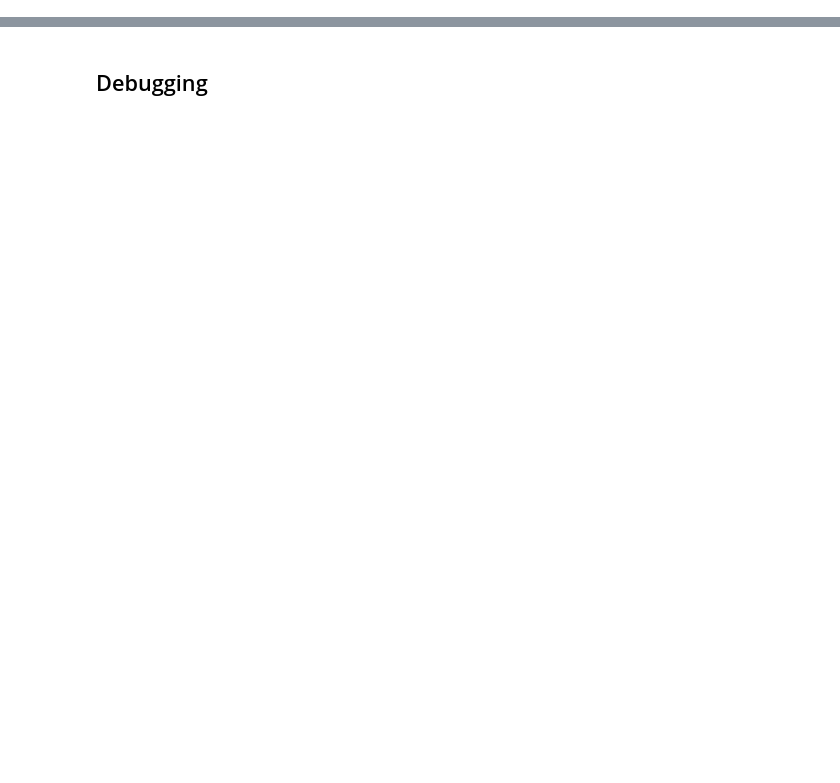
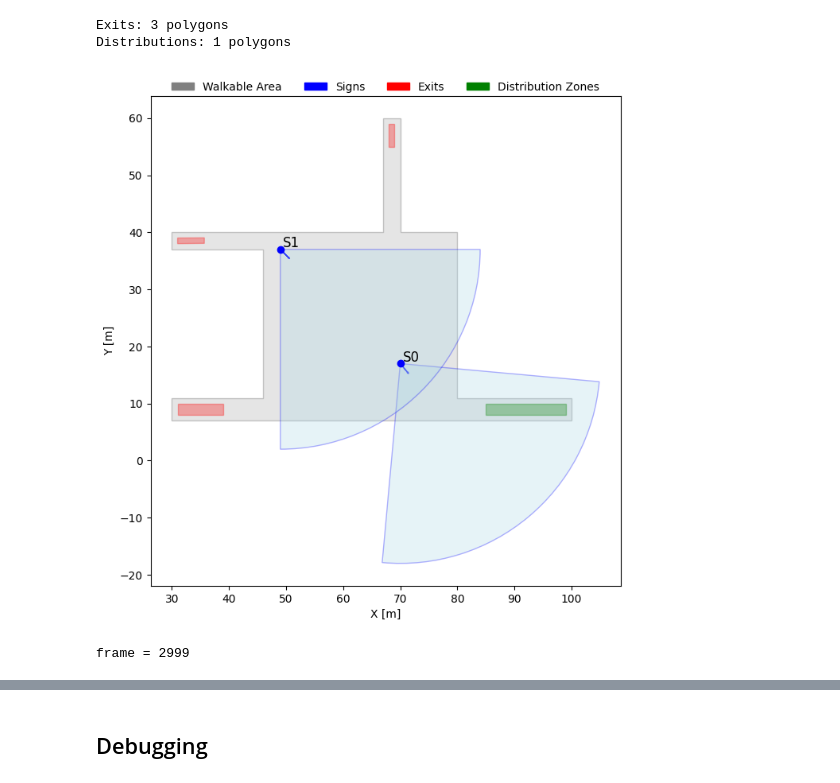
Before and after one commit to chraibi/hirai_tarui, a Jupyter notebook: run.ipynb, the cells around one changed output, grey strips where cells are left out. Drawn from its saved outputs; the diff is of its cells as text; code cells hidden in the pictures; blank space fills up the shorter version.

```diff
--- a/run.ipynb
+++ b/run.ipynb
@@ -11,8 +17,4 @@ from src.parameters import ForceParameters
 # %%
-from shapely import wkt
-import matplotlib.pyplot as plt
-from matplotlib.patches import Circle
-import matplotlib.patches as mpatches
 geometry_file = "data/geometry.wkt"
 with open(geometry_file, "r") as myfile:
     data = myfile.read().strip()
@@ -24,6 +26,12 @@ polygons = list(geometry_collection.geoms)  # Unpack main-level geometries
 area = polygons[0].geoms[0]
 area_no_holes = Polygon(area.exterior.coords)
 signs = polygons[0].geoms[0].interiors
+sign_points = [np.array(sign.centroid.coords[0]) for sign in signs]
+#sign_points = [np.array([70., 17.]), np.array([49., 37.]), np.array([68.5, 37. ])]
+sign_orientations = [np.array([80, 5])-np.array([70., 17.]), [1,-1], [0,-1]]
+
+sign_points = sign_points[:-1]
+sign_orientations = sign_orientations[:-1]
 # Extract exits (second collection)
 exit_polygons = []
 if len(polygons) > 1:
@@ -38,8 +46,11 @@ if len(polygons) > 2:
 
 print(f"Exits: {len(exit_polygons)} polygons")
 print(f"Distributions: {len(distribution_polygons)} polygons")
+# %% [output]
+Exits: 3 polygons
+Distributions: 1 polygons
 # %%
-def plot_geometry(geometry_collection, positions=None):
+def plot_geometry(geometry_collection,  vision_radius =20.0, positions=None):
     """Plot the geometry collection with different colors for each geometry type."""
     fig, ax = plt.subplots(figsize=(8, 8))
     if geometry_collection.is_empty:
@@ -59,20 +70,27 @@ def plot_geometry(geometry_collection, positions=None):
         x, y = geom.exterior.xy
         plt.fill(x, y, alpha=0.2,  edgecolor="black", facecolor="gray")
 
+    # Plot signs and their cones
 
-    for hole in geom.interiors:
-        hole_polygon = Polygon(hole)
-        centroid = hole_polygon.centroid
-        radius = hole_polygon.minimum_rotated_rectangle.length / (2 * np.pi)  # rough approx
-        circle = Circle(
-            (centroid.x, centroid.y),
-            radius=radius,
-            edgecolor="blue",
-            facecolor="blue",
-            linewidth=1.0,
-            alpha=0.7
+    sign_fov_angle = np.pi/2.0
+    for i, (pos, orient) in enumerate(zip(sign_points, sign_orientations)):
+        # Normalize orientation
+        orient = orient / np.linalg.norm(orient)
+
+        # Sign point and direction
+        ax.plot(*pos, 'bo')
+        ax.arrow(*pos, *(orient * 2), head_width=0.2, color='blue')
+
+        # Draw vision wedge for each sign
+        angle_deg = np.degrees(np.arctan2(orient[1], orient[0]))
+        wedge = plt.matplotlib.patches.Wedge(
+            pos, vision_radius,
+            theta1=angle_deg - np.degrees(sign_fov_angle) / 2,
+            theta2=angle_deg + np.degrees(sign_fov_angle) / 2,
+            facecolor='lightblue', alpha=0.3, edgecolor='blue'
         )
-        ax.add_patch(circle)
+        ax.add_patch(wedge)
+        ax.text(pos[0]+0.4, pos[1]+0.4, f"S{i}", fontsize=12)
 
 
 
@@ -109,9 +127,12 @@ def plot_geometry(geometry_collection, positions=None):
     )
     ax.set_xlabel("X [m]")
     ax.set_ylabel("Y [m]")
+    ax.set_aspect("equal")
     plt.show()
-
-plot_geometry(geometry_collection)
+# %%
+plot_geometry(geometry_collection, vision_radius=35)
+# %% [output]
+[figure, added]
 # %%
 params = ForceParameters(
     a=0.2,
@@ -131,7 +154,5 @@ params = ForceParameters(
 # %%
 # Run simulation
-dt, steps = 0.01, 1000
-num_agents = 20
 distribution = distribution_polygons[0]
 walls = extract_walls_from_geometry(area_no_holes)
 exits = exit_polygons
@@ -143,15 +164,13 @@ positions = jps.distribute_by_number(
 )
 
 agents = []
-for position in positions:
-    agent = Agent(position=position, velocity=[-1.0, 0.0], params=params)
+for idx, position in enumerate(positions):
+    agent = Agent(position=position, id=idx,velocity=[-1.0, 0.0], params=params)
     agents.append(agent)
-
-h_i = np.array([params.hi]*2)
-
 
 active_agents = list(range(len(agents)))  # keep track of active agent indices
 
+sign_position_orientation = [(position, orientation) for position, orientation in zip(sign_points, sign_orientations)]
 # Simulation
 trajectories = []
 for frame in range(steps):
@@ -166,7 +185,7 @@ for frame in range(steps):
         others = [(agents[j].x, agents[j].v) for j in active_agents if j != i]
 
         # Compute forces and update
-        agent.compute_forces(others, walls, signs=signs, exits=exits, h_i=h_i)
+        agent.compute_forces(others, walls, signs=sign_position_orientation, exits=exits, x_panic=[100, 9])
         agent.update(dt)
 
         o = normalize(agent.v)
@@ -194,6 +213,8 @@ for frame in range(steps):
         break
 # Convert to DataFrame
 df = pd.DataFrame(trajectories)
+# %% [output]
+frame = 2999
 # %%
 traj = pedpy.TrajectoryData(data=df, frame_rate=1/dt)
 walkable_area = pedpy.WalkableArea(polygon=area_no_holes)
```
Also changed, not shown: parts of 7 cells of this notebook.
